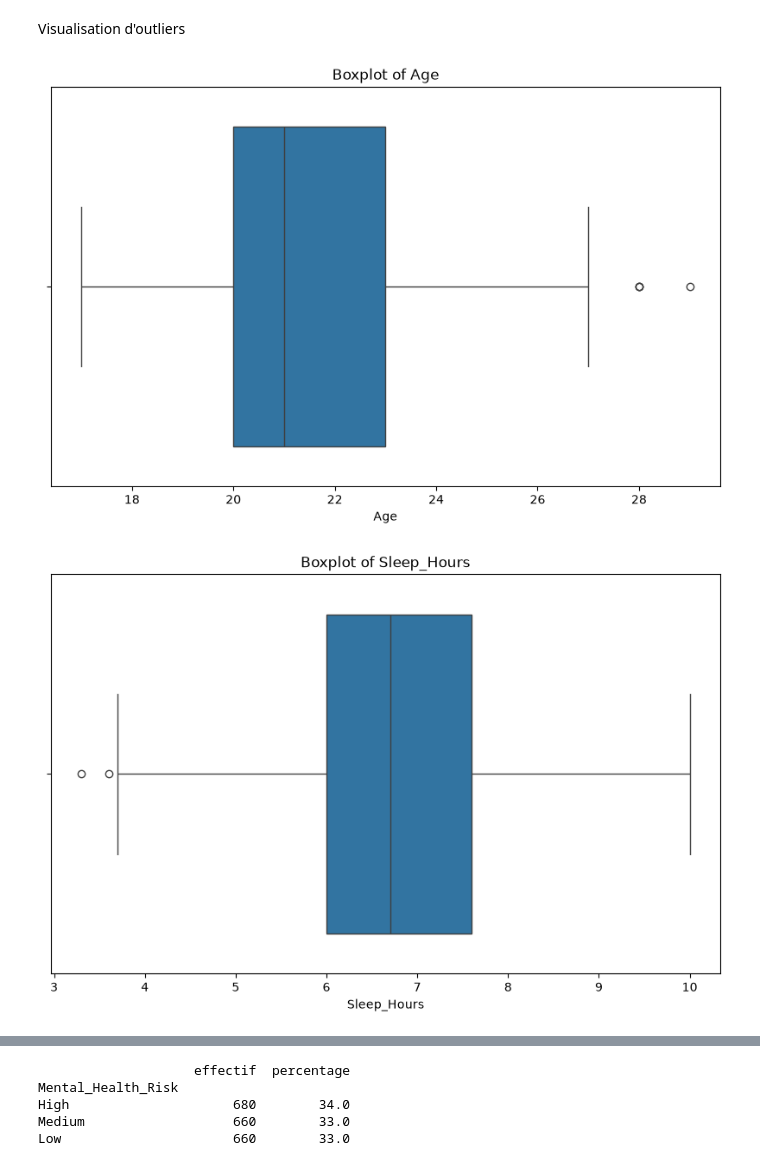
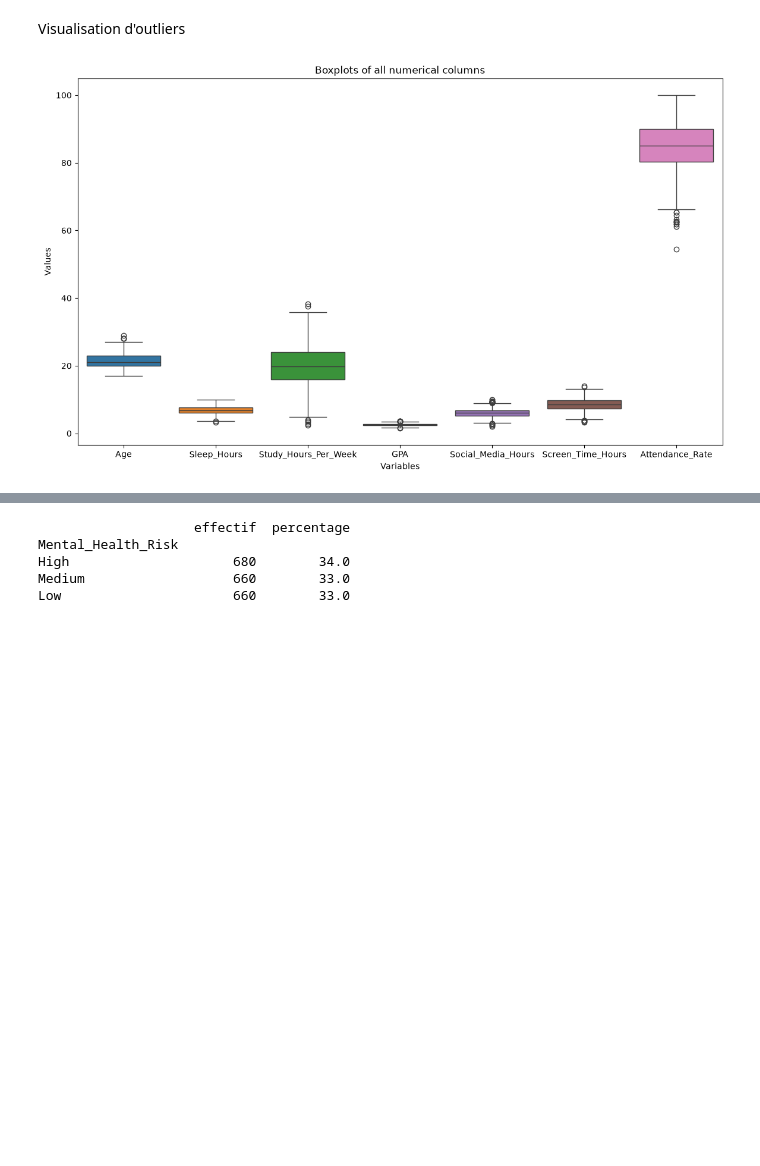
Before and after one commit to Azzam-Olaya/student-mental-health-pipeline, a Jupyter notebook: notebook/extraction.ipynb, the cells around one changed output, grey strips where cells are left out. Cells and saved outputs as stored; diff of their text form; code cells hidden in the pictures; blank space fills up the shorter version.

```diff
--- a/notebook/extraction.ipynb
+++ b/notebook/extraction.ipynb
@@ -230,16 +230,17 @@ Borne superieure : 8.5
 # %% [markdown]
 Visualisation d'outliers
 # %%
-%matplotlib inline
-
 import matplotlib.pyplot as plt
 import seaborn as sns
 
-for col in numeric_columns:
-    plt.figure(figsize=(10, 6))
-    sns.boxplot(x=df[col])
-    plt.title(f'Boxplot of {col}')
-    plt.show()
+plt.figure(figsize=(14, 8))
+
+sns.boxplot(data=df[numeric_columns])
+
+plt.title("Boxplots of all numerical columns")
+plt.xlabel("Variables")
+plt.ylabel("Values")
+
+plt.show()
 # %% [output]
-[figure, old version]
+[figure, new version]
-[figure, removed]
```
Also changed, not shown: parts of 1 cell of this notebook, 1 other file.
